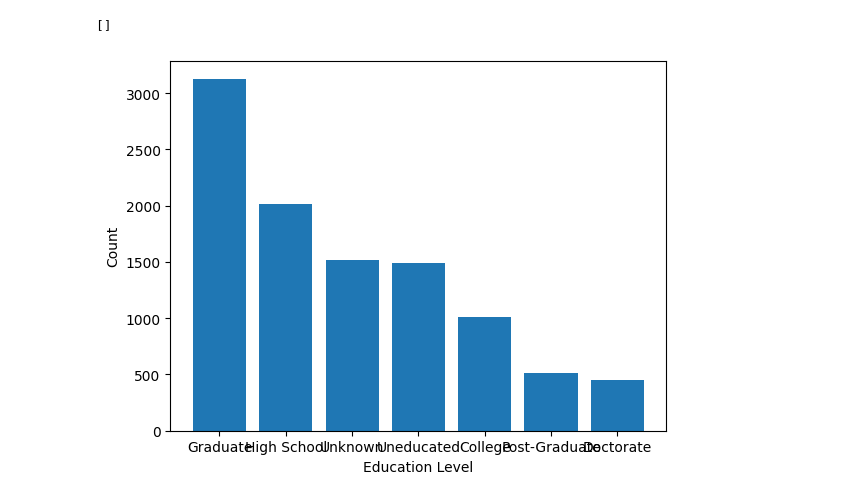
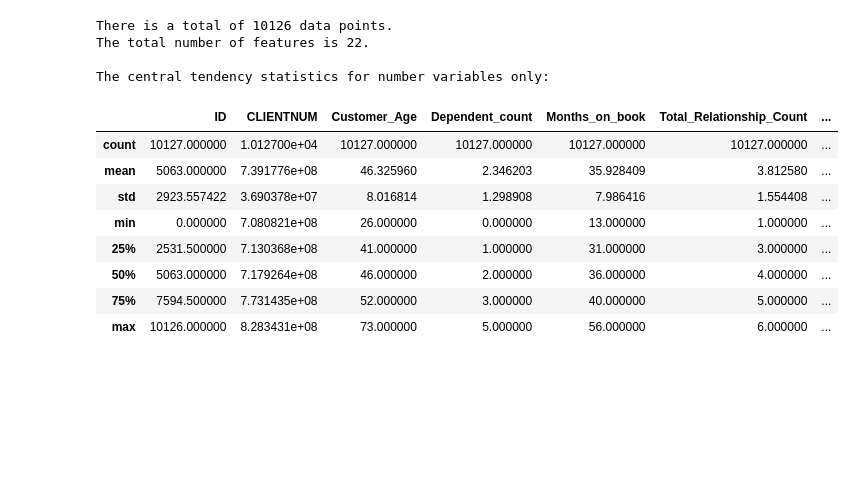
Before and after one commit to MacakMatous/Credit_Card_ST, a Jupyter notebook: eda.ipynb, the cells around one changed output. Saved outputs shown, nothing was run; the diff lists cells and outputs as text; code cells hidden in the pictures; blank space fills up the shorter version.

Commit message:
Added name for a colum ID, Defined KPIs and EDA graphs

```diff
--- a/eda.ipynb
+++ b/eda.ipynb
@@ -16,10 +29,19 @@ plt.plot()
-# %%
-# Create a bar chart for education levels
-edu_counts = df['Education_Level'].value_counts()
-plt.bar(edu_counts.index, edu_counts.values)
-plt.xlabel("Education Level")
-plt.ylabel("Count")
-plt.plot()
-# %% [output]
-[]
-[figure, removed]
+# %%
+print(f"There is a total of {max(df["ID"])} data points.")
+print(f"The total number of features is {len(df.columns)}.")
+print("\nThe central tendency statistics for number variables only:")
+df.describe()
+# %% [output]
+There is a total of 10126 data points.
+The total number of features is 22.
+
+The central tendency statistics for number variables only:
+|  | ID | CLIENTNUM | Customer_Age | Dependent_count | Months_on_book | Total_Relationship_Count | ... |
+| count | 10127.000000 | 1.012700e+04 | 10127.000000 | 10127.000000 | 10127.000000 | 10127.000000 | ... |
+| mean | 5063.000000 | 7.391776e+08 | 46.325960 | 2.346203 | 35.928409 | 3.812580 | ... |
+| std | 2923.557422 | 3.690378e+07 | 8.016814 | 1.298908 | 7.986416 | 1.554408 | ... |
+| min | 0.000000 | 7.080821e+08 | 26.000000 | 0.000000 | 13.000000 | 1.000000 | ... |
+| 25% | 2531.500000 | 7.130368e+08 | 41.000000 | 1.000000 | 31.000000 | 3.000000 | ... |
+| 50% | 5063.000000 | 7.179264e+08 | 46.000000 | 2.000000 | 36.000000 | 4.000000 | ... |
+| 75% | 7594.500000 | 7.731435e+08 | 52.000000 | 3.000000 | 40.000000 | 5.000000 | ... |
+| max | 10126.000000 | 8.283431e+08 | 73.000000 | 5.000000 | 56.000000 | 6.000000 | ... |
```
Also changed, not shown: parts of 12 cells of this notebook, 1 other file.
